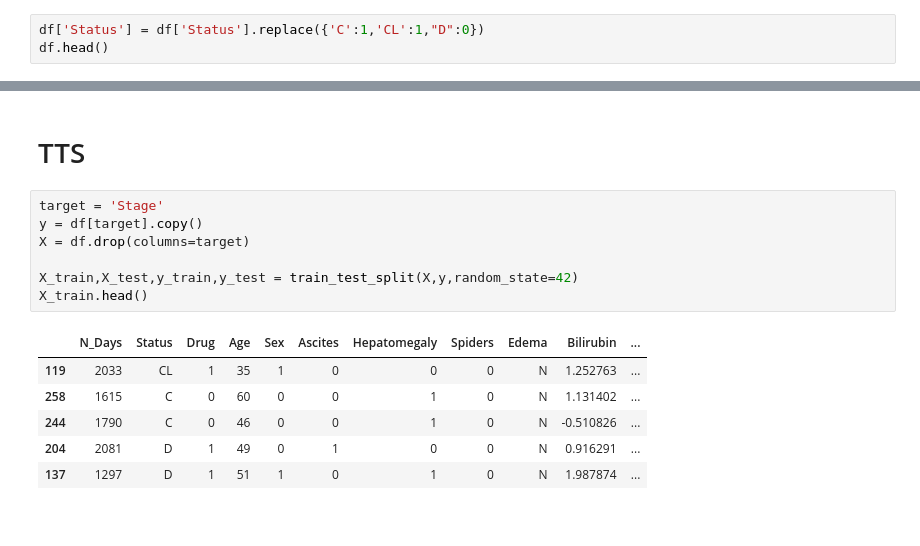
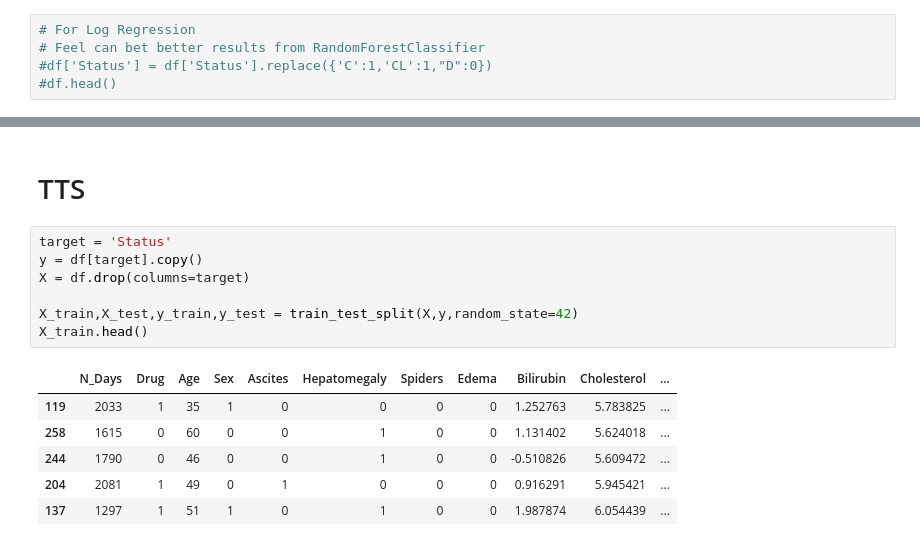
Before and after one commit to 808hanronald/W16-project-4, a Jupyter notebook: W16 Project 4.ipynb, the cells around one changed output, grey strips where cells are left out. Drawn from its saved outputs; the diff is of its cells as text.

```diff
--- a/W16 Project 4.ipynb
+++ b/W16 Project 4.ipynb
@@ -243,3 +421,5 @@ Name: Status, dtype: int64
 # %%
-df['Status'] = df['Status'].replace({'C':1,'CL':1,"D":0})
-df.head()
+# For Log Regression
+# Feel can bet better results from RandomForestClassifier
+#df['Status'] = df['Status'].replace({'C':1,'CL':1,"D":0})
+#df.head()
@@ -404,16 +573,16 @@ df['Prothrombin'].hist();
 # %% [markdown]
 # TTS
 # %%
-target = 'Stage'
+target = 'Status'
 y = df[target].copy()
 X = df.drop(columns=target)
 
 X_train,X_test,y_train,y_test = train_test_split(X,y,random_state=42)
 X_train.head()
 # %% [output]
-|  | N_Days | Status | Drug | Age | Sex | Ascites | Hepatomegaly | Spiders | Edema | Bilirubin | ... |
-| 119 | 2033 | CL | 1 | 35 | 1 | 0 | 0 | 0 | N | 1.252763 | ... |
-| 258 | 1615 | C | 0 | 60 | 0 | 0 | 1 | 0 | N | 1.131402 | ... |
-| 244 | 1790 | C | 0 | 46 | 0 | 0 | 1 | 0 | N | -0.510826 | ... |
-| 204 | 2081 | D | 1 | 49 | 0 | 1 | 0 | 0 | N | 0.916291 | ... |
-| 137 | 1297 | D | 1 | 51 | 1 | 0 | 1 | 0 | N | 1.987874 | ... |
+|  | N_Days | Drug | Age | Sex | Ascites | Hepatomegaly | Spiders | Edema | Bilirubin | Cholesterol | ... |
+| 119 | 2033 | 1 | 35 | 1 | 0 | 0 | 0 | 0 | 1.252763 | 5.783825 | ... |
+| 258 | 1615 | 0 | 60 | 0 | 0 | 1 | 0 | 0 | 1.131402 | 5.624018 | ... |
+| 244 | 1790 | 0 | 46 | 0 | 0 | 1 | 0 | 0 | -0.510826 | 5.609472 | ... |
+| 204 | 2081 | 1 | 49 | 0 | 1 | 0 | 0 | 0 | 0.916291 | 5.945421 | ... |
+| 137 | 1297 | 1 | 51 | 1 | 0 | 1 | 0 | 0 | 1.987874 | 6.054439 | ... |
```
Also changed, not shown: parts of 43 cells of this notebook.
